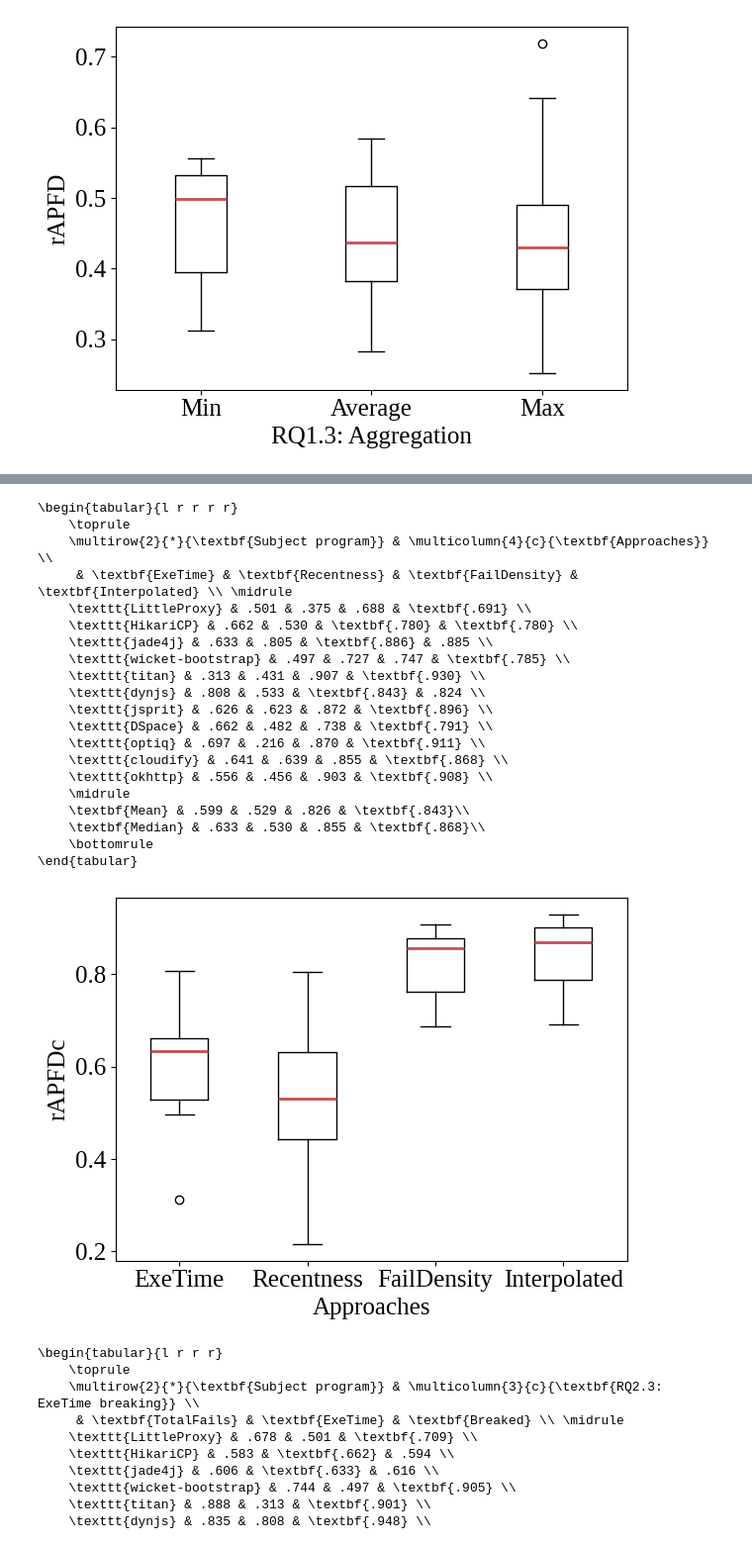
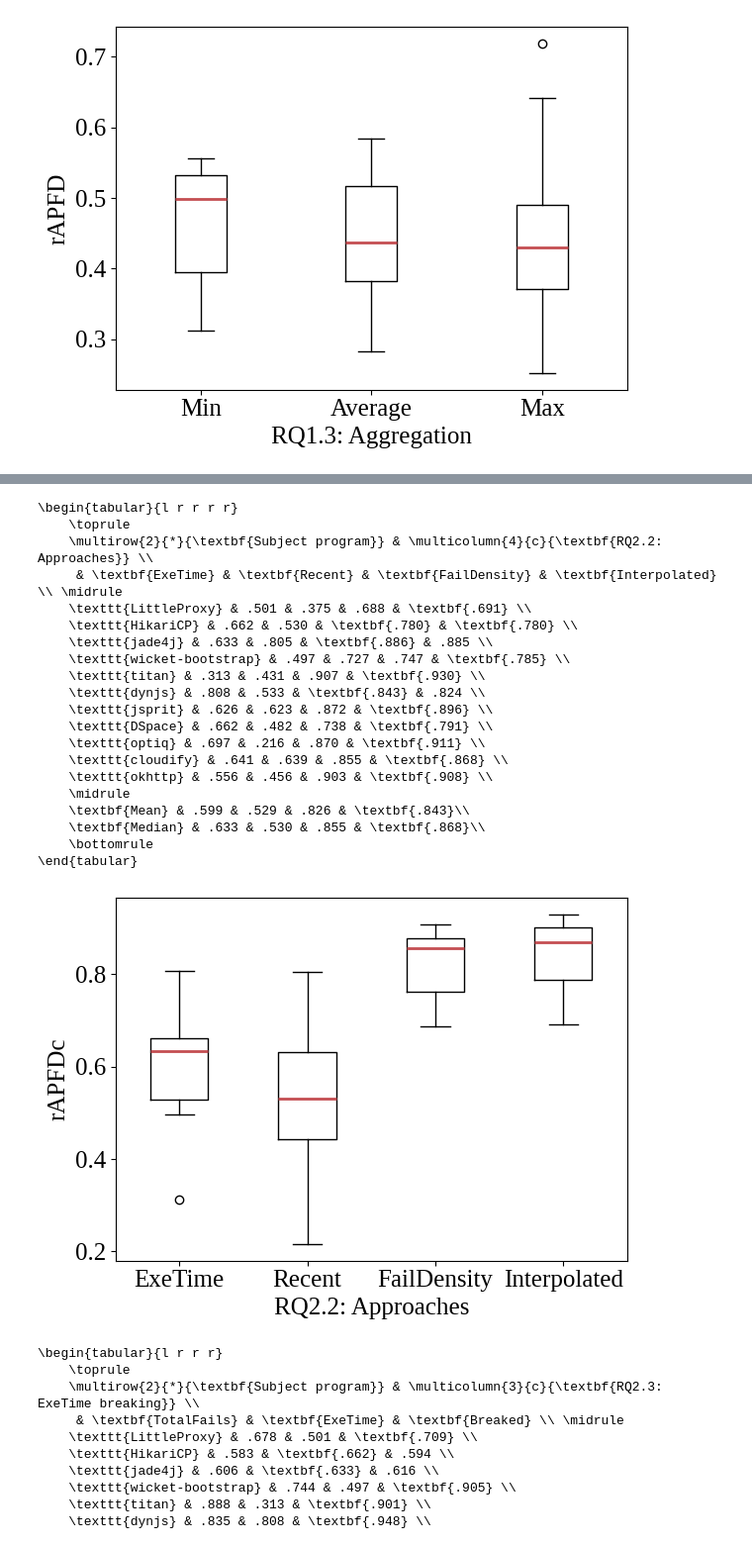
Before and after one commit to LechMadeyski/MSc25TomaszChojnacki, a Jupyter notebook: figures/figures.ipynb, the cells around one changed output, grey strips where cells are left out. Shown at 99% size. Drawn from its saved outputs; the diff is of its cells as text; code cells hidden in the pictures.

```diff
--- a/figures/figures.ipynb
+++ b/figures/figures.ipynb
@@ -228,32 +251,33 @@ rq(
 # %%
 rq(
     input="rq22",
     ais=range(4),
+    xlabel="RQ2.2: Approaches",
     ylabel="rAPFDc",
-    tlabel=["ExeTime", "Recentness", "FailDensity", "Interpolated"],
+    tlabel=["ExeTime", "Recent", "FailDensity", "Interpolated"],
 )
 # %% [output]
 \begin{tabular}{l r r r r}
     \toprule
-    \multirow{2}{*}{\textbf{Subject program}} & \multicolumn{4}{c}{\textbf{Approaches}} \\
-     & \textbf{ExeTime} & \textbf{Recentness} & \textbf{FailDensity} & \textbf{Interpolated} \\ \midrule
+    \multirow{2}{*}{\textbf{Subject program}} & \multicolumn{4}{c}{\textbf{RQ2.2: Approaches}} \\
+     & \textbf{ExeTime} & \textbf{Recent} & \textbf{FailDensity} & \textbf{Interpolated} \\ \midrule
     \texttt{LittleProxy} & .501 & .375 & .688 & \textbf{.691} \\
     \texttt{HikariCP} & .662 & .530 & \textbf{.780} & \textbf{.780} \\
     \texttt{jade4j} & .633 & .805 & \textbf{.886} & .885 \\
     \texttt{wicket-bootstrap} & .497 & .727 & .747 & \textbf{.785} \\
     \texttt{titan} & .313 & .431 & .907 & \textbf{.930} \\
     \texttt{dynjs} & .808 & .533 & \textbf{.843} & .824 \\
     \texttt{jsprit} & .626 & .623 & .872 & \textbf{.896} \\
     \texttt{DSpace} & .662 & .482 & .738 & \textbf{.791} \\
     \texttt{optiq} & .697 & .216 & .870 & \textbf{.911} \\
     \texttt{cloudify} & .641 & .639 & .855 & \textbf{.868} \\
     \texttt{okhttp} & .556 & .456 & .903 & \textbf{.908} \\
     \midrule
     \textbf{Mean} & .599 & .529 & .826 & \textbf{.843}\\
     \textbf{Median} & .633 & .530 & .855 & \textbf{.868}\\
     \bottomrule
 \end{tabular}
-[figure, old version]
+[figure, new version]
 # %%
 rq(
     input="rq23",
```
Also changed, not shown: parts of 2 cells of this notebook, 5 other files.
